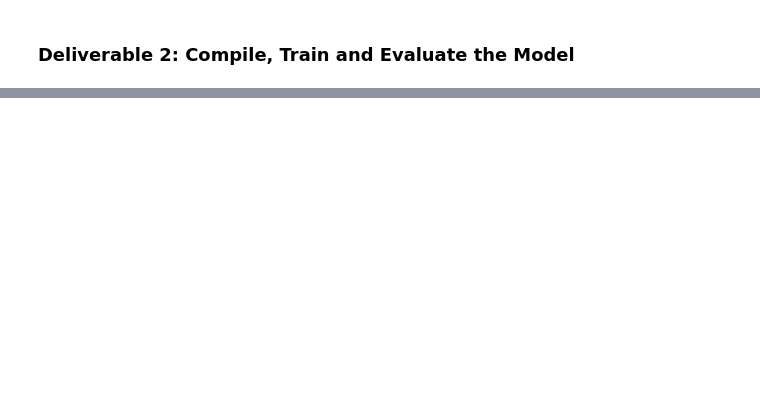
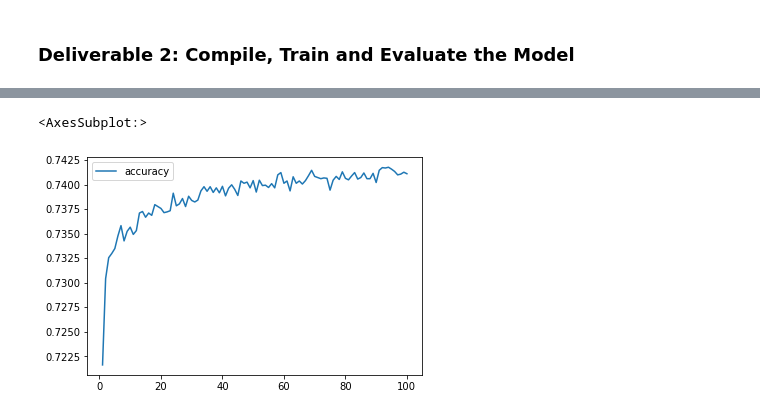
Before and after one commit to NortonAAA/Neural_Network_Charity_Analysis, a Jupyter notebook: AlphabetSoupCharity.ipynb, the cells around one changed output, grey strips where cells are left out. Cells and saved outputs as stored; diff of their text form; code cells hidden in the pictures; blank space fills up the shorter version.

```diff
--- a/AlphabetSoupCharity.ipynb
+++ b/AlphabetSoupCharity.ipynb
@@ -221,0 +310,6 @@ print(f"Loss: {model_loss}, Accuracy: {model_accuracy}")
+# %%
+# Plot the accuracy
+history_df.plot(y="accuracy")
+# %% [output]
+<AxesSubplot:>
+[figure, added]
```
Also changed, not shown: parts of 12 cells of this notebook, 1 other file.
